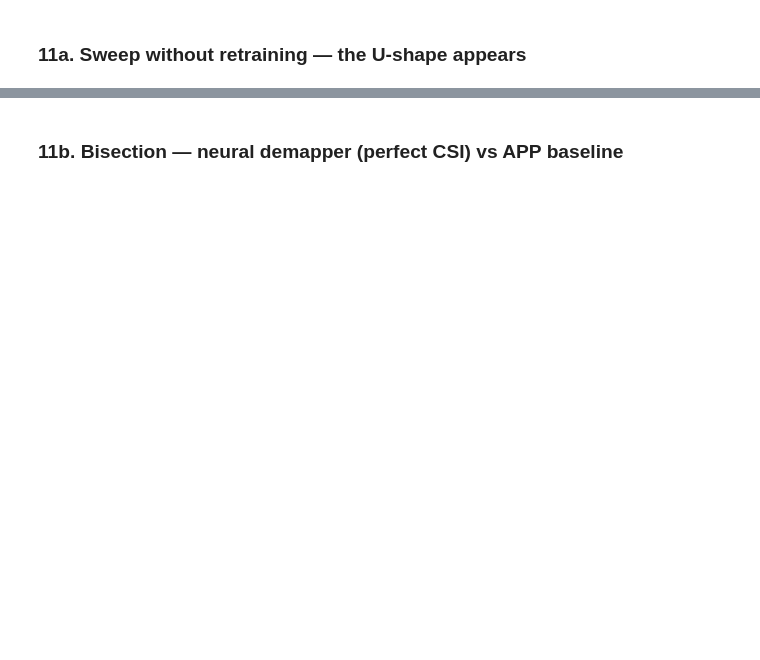
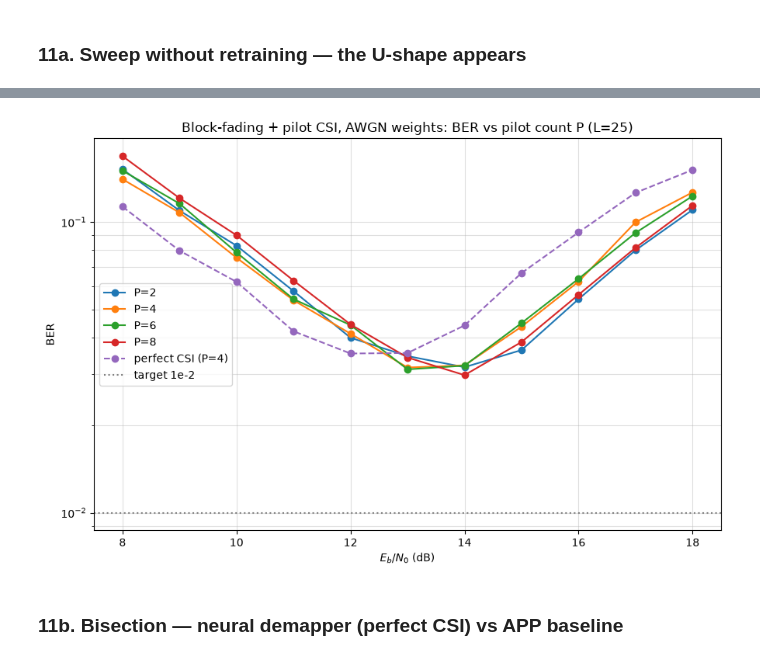
Before and after one commit to MaoYuxingy/AI-Native-Transceiver-Design-for-Next-Generation-Wireless-Networks, a Jupyter notebook: Autoencoder_YuxingMao.ipynb, the cells around one changed output, grey strips where cells are left out. Saved outputs shown, nothing was run; the diff lists cells and outputs as text; code cells hidden in the pictures; blank space fills up the shorter version.

```diff
--- a/Autoencoder_YuxingMao.ipynb
+++ b/Autoencoder_YuxingMao.ipynb
@@ -317,0 +286,29 @@ Given `h`, the pair `(y/h, N0/|h|^2)` is a sufficient statistic, so `BaselineRay
+# %%
+def load_weights(model, model_weights_path, verbose=False):
+    """Load and set weights of a model.
+
+    strict=False is required: the LDPC encoder/decoder only exist when training=False,
+    so a checkpoint saved in training mode legitimately lacks those keys. Because that
+    also hides a genuinely mismatched checkpoint, the tensors that must be restored
+    (demapper + constellation) are verified explicitly.
+    """
+    device = sionna.phy.config.device
+    state = torch.load(model_weights_path, map_location=device)
+    incompatible = model.load_state_dict(state, strict=False)
+
+    own = set(model.state_dict().keys())
+    loaded = own & set(state.keys())
+    must_load = {key for key in own
+                 if key.startswith('_demapper.') or key.startswith('points_')}
+    not_loaded = sorted(must_load - loaded)
+    if not_loaded:
+        raise RuntimeError(
+            f"'{model_weights_path}': {len(not_loaded)} demapper/constellation tensor(s) were "
+            f"NOT restored, e.g. {not_loaded[:3]}. The model would silently run on its random "
+            f"initialisation. Check that the checkpoint matches this architecture.")
+    if verbose:
+        print(f"{model_weights_path}: restored {len(loaded)}/{len(own)} tensors "
+              f"({len(incompatible.unexpected_keys)} unexpected in file)")
+
+    # Update the constellation points from the loaded parameters
+    model.constellation.points = torch.complex(model.points_r, model.points_i)
@@ -466,7 +546,13 @@ def make_rayleigh_block_frame(x_data, P, L, no, device, perfect_csi=False):
     # --- equalize with h_hat (or true h for upper-bound reference) ---
     h_use = h if perfect_csi else h_hat
     z_framed = y_framed / h_use
-    no_eff_framed = no / (h_use.real ** 2 + h_use.imag ** 2)
+
+    # Effective noise seen by the demapper. With h_hat = h + e, e ~ CN(0, no/P):
+    #   z - x = (n - e*x) / h_hat   ->   Var = no*(1 + E|x|^2/P) / |h_hat|^2
+    # E|x|^2 = 1 for the normalised constellation. Perfect CSI has no estimation error.
+    # Omitting this factor understates the noise by 1.76/0.97/0.51 dB at P = 2/4/8.
+    est_err_factor = 1.0 if perfect_csi else (1.0 + 1.0 / P)
+    no_eff_framed = est_err_factor * no / (h_use.real ** 2 + h_use.imag ** 2)
     no_eff_framed = no_eff_framed.expand(-1, -1, data_per_frame)
 
     # --- flatten to symbol stream, drop padding ---
@@ -734,20 +1154,21 @@ BER_pilot['perfect CSI (P=4)'] = ber.cpu().numpy()
 # %%
-import matplotlib.pyplot as plt
-
 plt.figure(figsize=(9, 6))
 for label, ber in BER_pilot.items():
     ber = np.asarray(ber)
     mask = ber > 0
     ls = '--' if 'perfect' in label else '-'
     plt.semilogy(ebno_dbs_pilot[mask], ber[mask], marker='o', linestyle=ls, label=label)
 plt.axhline(1e-2, color='gray', ls=':', label='target 1e-2')
 plt.xlabel(r'$E_b/N_0$ (dB)')
 plt.ylabel('BER')
 plt.grid(which='both', alpha=0.4)
 plt.legend()
-plt.title('Block-fading + pilot CSI: BER vs pilot count P (L=25)')
+plt.title('Block-fading + pilot CSI, AWGN weights: BER vs pilot count P (L=25)')
 plt.tight_layout()
 plt.savefig('ber_vs_pilot.png', dpi=150)
+plt.show()
+# %% [output]
+[figure, added]
 # %% [markdown]
 ### 11b. Bisection — neural demapper (perfect CSI) vs APP baseline
 # %%
```
Also changed, not shown: parts of 59 cells of this notebook, 9 other files.
